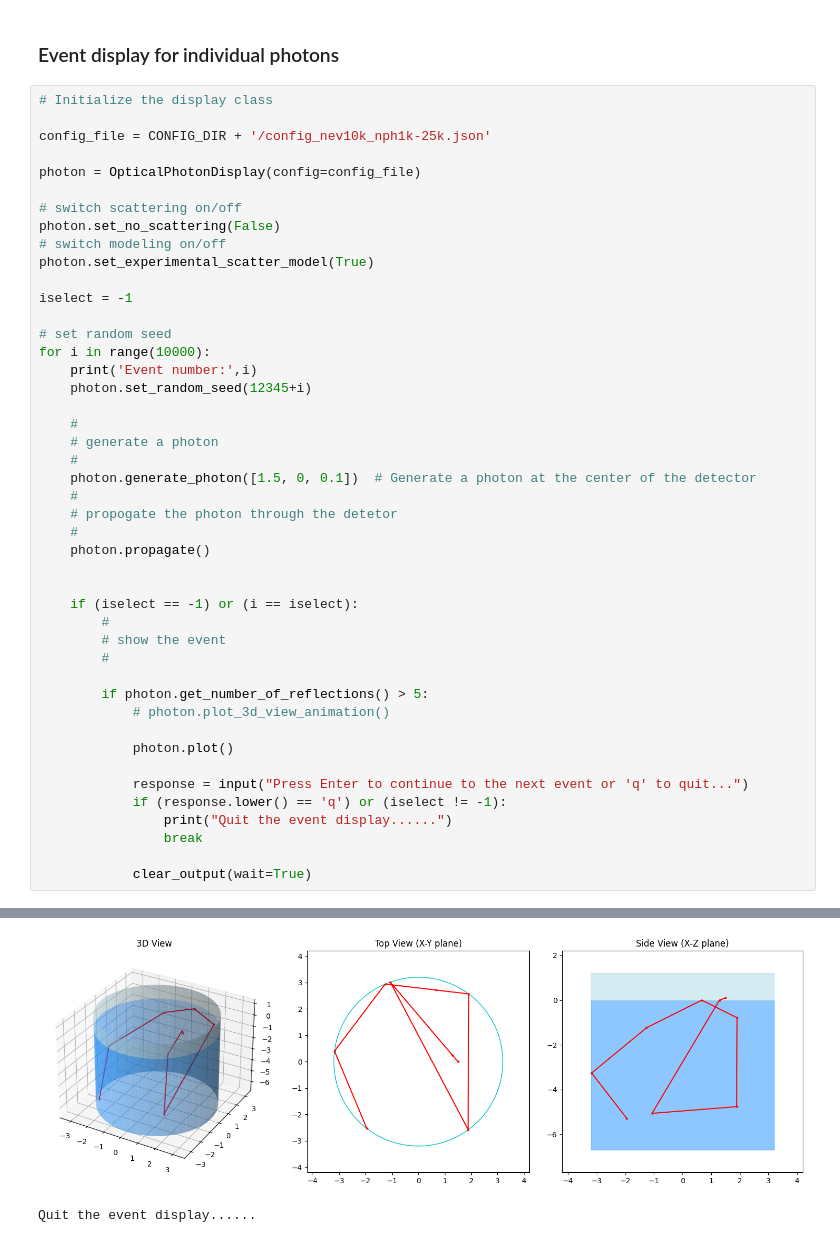
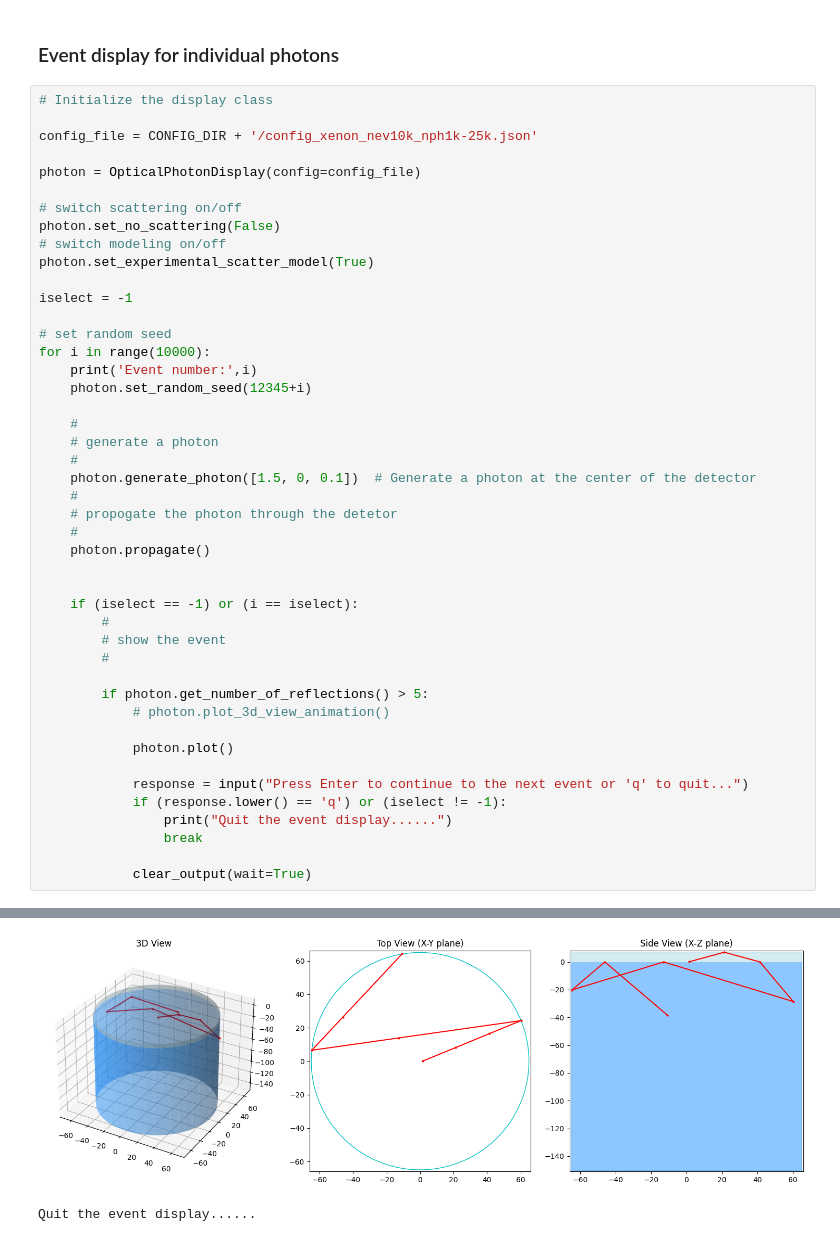
Before and after one commit to acolijn/OptoSim, a Jupyter notebook: notebook/simulation/EventDisplay.ipynb, the cells around one changed output, grey strips where cells are left out. Drawn from its saved outputs; the diff is of its cells as text.

```diff
--- a/notebook/simulation/EventDisplay.ipynb
+++ b/notebook/simulation/EventDisplay.ipynb
@@ -9,7 +9,7 @@ from IPython.display import clear_output
 # %%
 # Initialize the display class
 
-config_file = CONFIG_DIR + '/config_nev10k_nph1k-25k.json'
+config_file = CONFIG_DIR + '/config_xenon_nev10k_nph1k-25k.json'
 
 photon = OpticalPhotonDisplay(config=config_file)
 
@@ -72,2 +72,2 @@ x = [-1.94987258 -2.53732082 -5.28181556] t = [ 0.27471935 -0.80843298 -0.520543
-[figure, old version]
+[figure, new version]
 Quit the event display......
```
Also changed, not shown: parts of 1 cell of this notebook, 19 other files.
